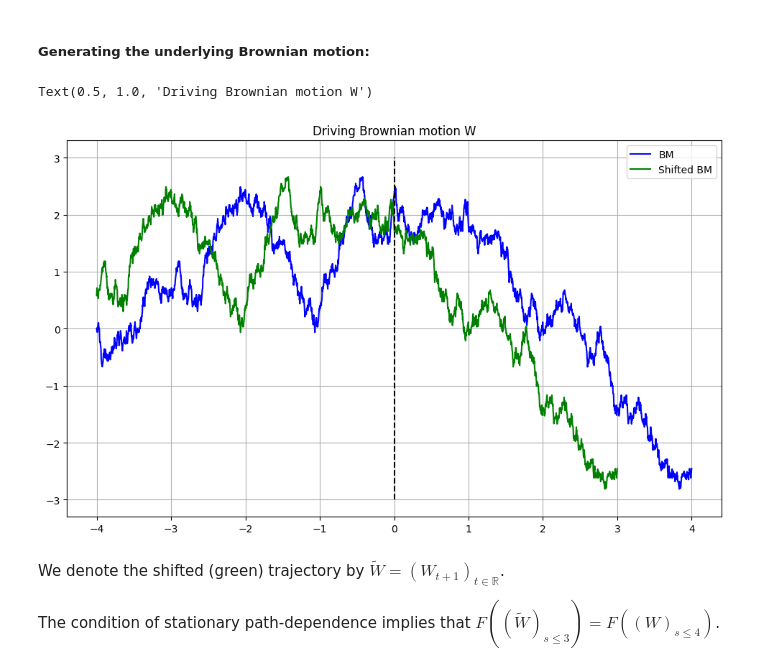
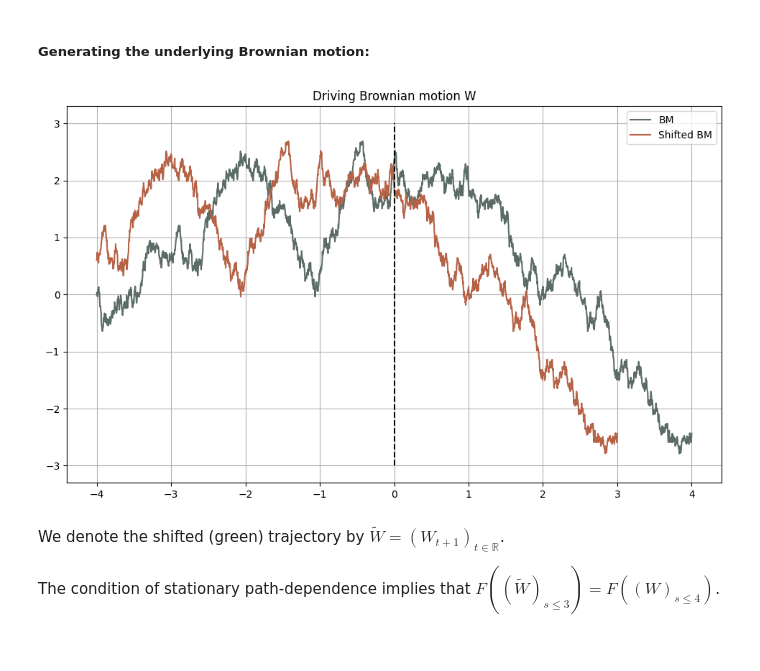
Before and after one commit to MrG1raffe/signature, a Jupyter notebook: notebooks/Stationary Signature.ipynb, the cells around one changed output. Drawn from its saved outputs; the diff is of its cells as text; code cells hidden in the pictures.

```diff
--- a/notebooks/Stationary Signature.ipynb
+++ b/notebooks/Stationary Signature.ipynb
@@ -46,27 +46,32 @@ such that
 This means that $S_t$ depends only on the past path of $X$, but not on the time variable $t$ itself.
 # %% [markdown]
 ##### Generating the underlying Brownian motion:
+# %%
+green = "#5b6c64"
+copper = "#B56246"
 # %%
 T = 4
 
 t_grid = np.linspace(-T, T, (T * 2) * 365 + 1)
 rng = np.random.default_rng(seed=50)
 size = 10
 
 diffusion = Diffusion(t_grid=t_grid - t_grid[0], size=size, rng=rng)
 W = diffusion.brownian_motion()[0, 0, :]
 
 fig, ax = plt.subplots()
 
 shift = 365
-ax.plot(t_grid, W, "b", label="BM")
-ax.plot(t_grid[:-shift], W[shift:], "g", label="Shifted BM")
+ax.plot(t_grid, W, color=green, label="BM")
+ax.plot(t_grid[:-shift], W[shift:], color=copper, label="Shifted BM")
 ax.vlines(0, -3, 3, "k", ls='--')
 ax.legend()
 ax.set_title("Driving Brownian motion W")
+
+fig.tight_layout()
+fig.savefig("shifted_signal.pdf", format="pdf", transparent=True)
 # %% [output]
-Text(0.5, 1.0, 'Driving Brownian motion W')
-[figure, old version]
+[figure, new version]
 # %% [markdown]
 We denote the shifted (green) trajectory by $\widetilde W = (W_{t +1})_{t \in \mathbb{R}}$.
 
```
Also changed, not shown: parts of 8 cells of this notebook, 14 other files.
